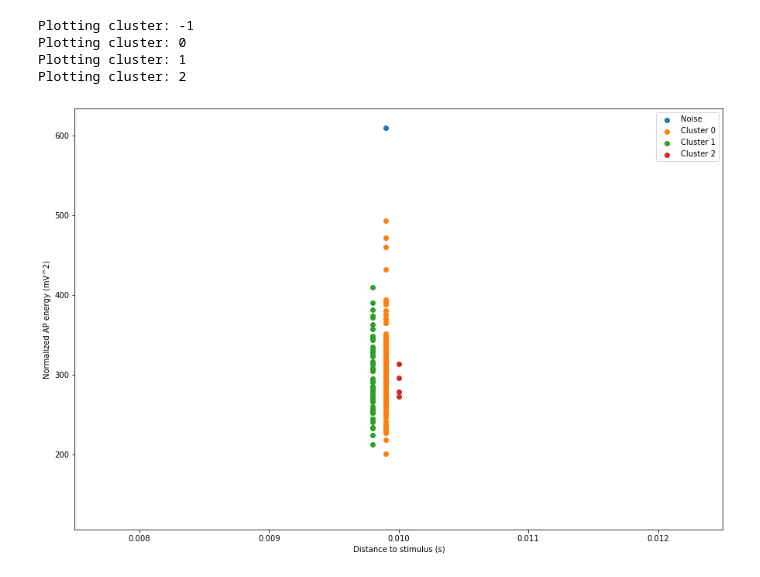
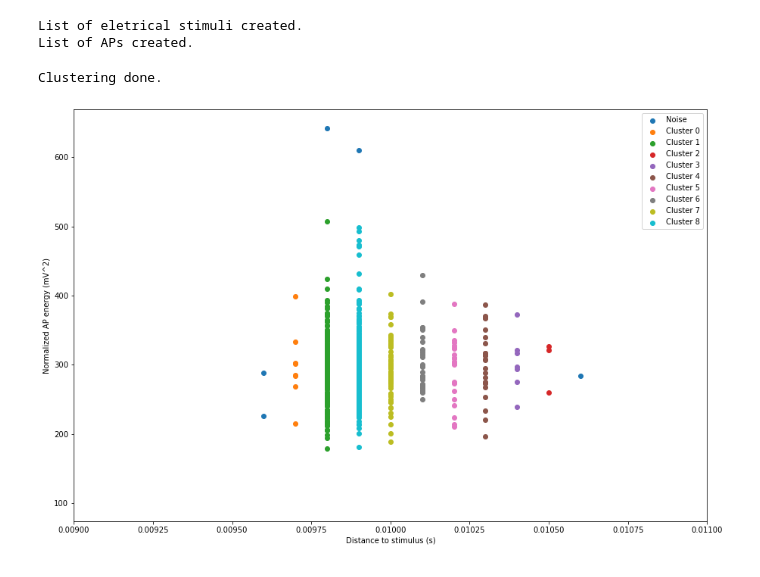
Before and after one commit to rwth-imi/openMNGlab, a Jupyter notebook: code/DBSCAN-Clustering.ipynb, the cells around one changed output. Drawn from its saved outputs; the diff is of its cells as text; code cells hidden in the pictures.

Commit message:
* Added new data with force channel * Moved the extraction of APs and stimuli to the importer class

```diff
--- a/code/DBSCAN-Clustering.ipynb
+++ b/code/DBSCAN-Clustering.ipynb
@@ -76,47 +25,60 @@ List of APs created.
+# %%
+# define the max. time so that two sequential waveform-values are belonging to the same AP
+# the time is in seconds, so 0.005 equals 5ms
+max_gap_time = 0.005
+
+# go through the eletrical stimuli dataframe and construct objects from this
+el_stimuli = importer.getElectricalStimuli(channel_name = "32 DigMark")
+
+# go through the dataframe and construct the APs
+actpots = importer.getActionPotentials(max_gap_time = max_gap_time, el_stimuli = el_stimuli)
+# %% [output]
+List of eletrical stimuli created.
+List of APs created.
+# %%
+import clustering
+# reload the clustering classes
+# hacky workaround atm
+import importlib
+importlib.reload(clustering)
+
+from sklearn.cluster import DBSCAN
+import numpy as np
+
+# build feature vectors from the features provided by AP class
+features = np.array([[ap.getDistanceToPreviousElectricalStimulus(), ap.getNormalizedEnergy()] for ap in actpots])
+labels = DBSCAN(eps = 0.0001, min_samples = 3, metric = clustering.actionPotDistance).fit_predict(features)
+print("Clustering done.")
+# %% [output]
+Clustering done.
 # %%
-import clustering
-# reload the clustering classes
-# hacky workaround atm
-import importlib
-importlib.reload(clustering)
+import matplotlib.pyplot as plt
 
-import matplotlib.pyplot as plt
-from sklearn.cluster import DBSCAN
-import numpy as np
+# initialize figure
+plt.figure(figsize = (15, 10))
 
 # where to save the results
 results_folder = "../results/"
 results_ending = ".png"
-
-# build feature vectors from the features provided by AP class
-features = np.array([[ap.getDistanceToPreviousElectricalStimulus(), ap.getNormalizedEnergy()] for ap in actpots])
-labels = DBSCAN(eps = 0.0001, min_samples = 3, metric = clustering.actionPotDistance).fit_predict(features)
-
-# initialize figure
-plt.figure(figsize = (15, 10))
 
 # iterate over all the clusters and plot them
 cluster_index = -1
 while cluster_index <= max(labels):
     # get a mask for all samples belonging to the cluster and retrieve those feature vectors
     indices = (labels == cluster_index)
     cluster_features = features[indices]
     # plot the cluster with the appropriate label
-    print("Plotting cluster: " + str(cluster_index))
+    # print("Plotting cluster: " + str(cluster_index))
     plt.scatter(x = cluster_features[: , 0], y = cluster_features[:, 1], label = "Cluster " + str(cluster_index) if cluster_index > -1 else "Noise")
     # go to the next cluster
     cluster_index = cluster_index + 1
 
 plt.xlabel("Distance to stimulus (s)")
 plt.xscale('linear')
-plt.xlim(0.0075, 0.0125)
+plt.xlim(0.009, 0.011)
 plt.ylabel("Normalized AP energy (mV^2)")
 plt.legend()
 plt.savefig(results_folder + "dbscan_clustering_" + file_name + results_ending, dpi = 400)
 plt.show()
 # %% [output]
-Plotting cluster: -1
-Plotting cluster: 0
-Plotting cluster: 1
-Plotting cluster: 2
-[figure, old version]
+[figure, new version]
```
Also changed, not shown: parts of 3 cells of this notebook, 2 other files.
